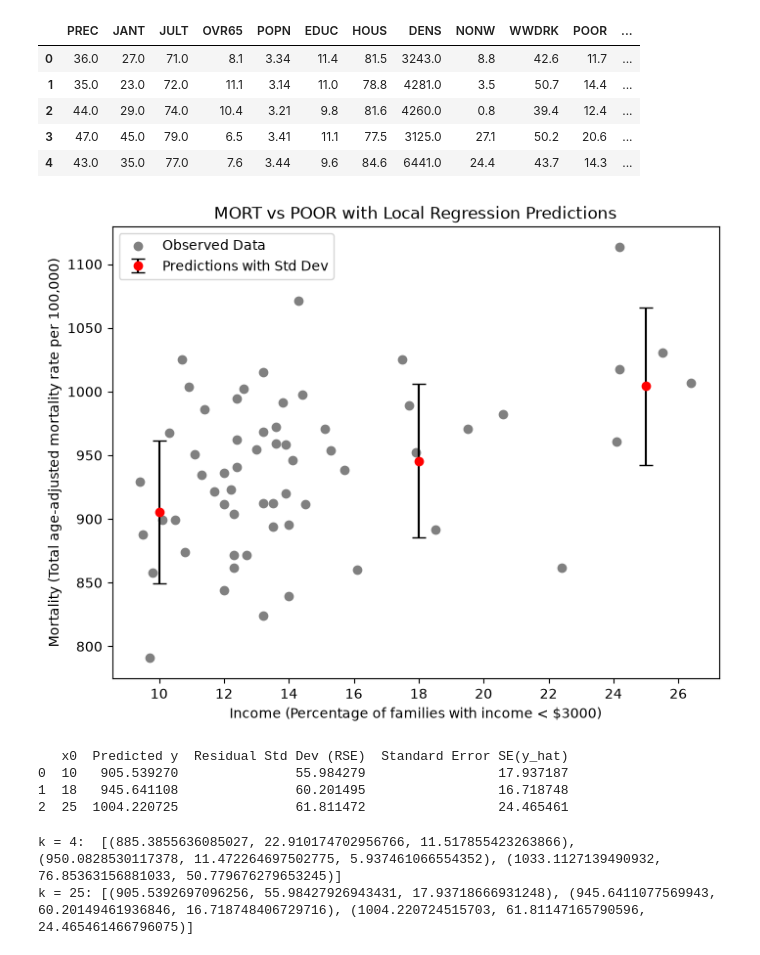
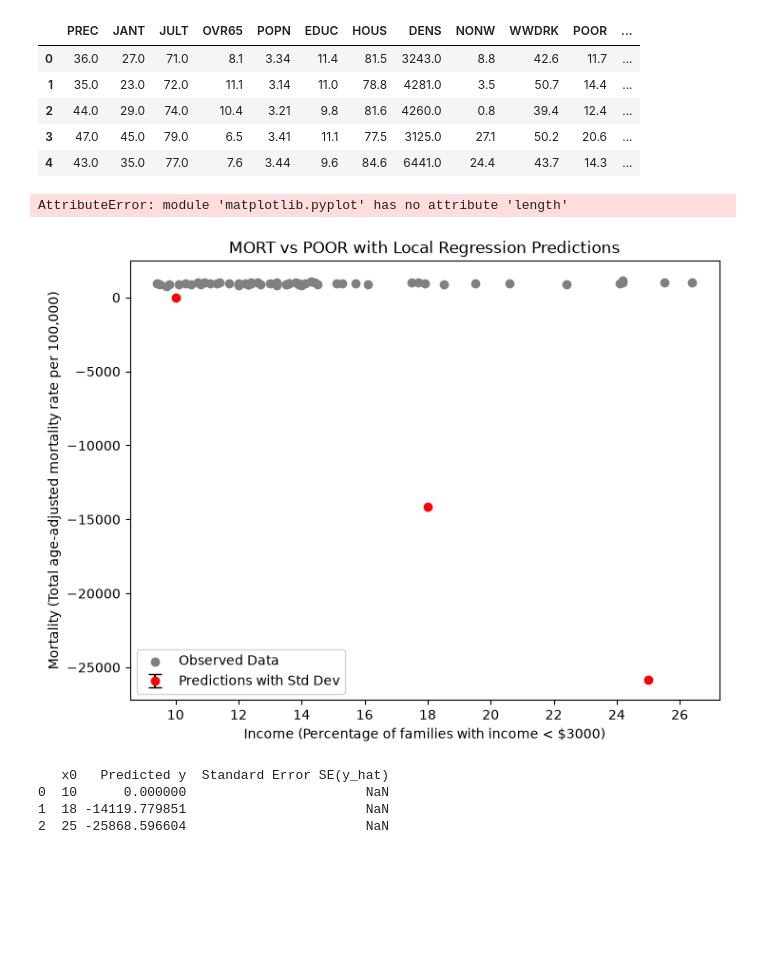
Before and after one commit to jenny-pom/BERN_02, a Jupyter notebook: Exercise_1/notebooks/exercise_1.ipynb, the cells around one changed output. Cells and saved outputs as stored; diff of their text form; code cells hidden in the pictures; blank space fills up the shorter version.

```diff
--- a/Exercise_1/notebooks/exercise_1.ipynb
+++ b/Exercise_1/notebooks/exercise_1.ipynb
@@ -27,6 +27,11 @@ pollution_df.head()
 | 2 | 44.0 | 29.0 | 74.0 | 10.4 | 3.21 | 9.8 | 81.6 | 4260.0 | 0.8 | 39.4 | 12.4 | ... |
 | 3 | 47.0 | 45.0 | 79.0 | 6.5 | 3.41 | 11.1 | 77.5 | 3125.0 | 27.1 | 50.2 | 20.6 | ... |
 | 4 | 43.0 | 35.0 | 77.0 | 7.6 | 3.44 | 9.6 | 84.6 | 6441.0 | 24.4 | 43.7 | 14.3 | ... |
+# %%
+# first plot the data without any adustments
+plt.length(8,5)
+# %% [output]
+AttributeError: module 'matplotlib.pyplot' has no attribute 'length'
 # %%
 def local_x(x, y, x0, k):
     """
@@ -105,74 +110,59 @@ def local_regression(x, y, x0, k):
     # predict expected value (y_0) at x0 using the fitted model
     y_0 = beta_0 + beta_1 * x0
 
-    # residuals and local sigma^2 (RSE^2)
-    residuals = y_closest - (beta_0 + beta_1 * x_closest)
-    df = k - 2
-    sigma_sq = np.sum(residuals ** 2) / df  # Estimated variance sigma^2
-    rse = np.sqrt(sigma_sq)                 # RSE = sqrt(sigma^2)
+    # === I will only compute the variance formula becuase I am not sure how to add the weighted term ===
+    # compute weighted standard deviation
+    sigma = y_closest - (beta_0 + beta_1 * x_closest)
+    # compute effective sample size
+    w_sum = np.sum(weights)
+    # compute the weighted variance
+    sigma_sq_w = np.sum(weights * (sigma ** 2)) / (w_sum - 2)
+    # compute the weighted residual sum error
+    rse_w = np.sqrt(sigma_sq_w)
+    # compute weigthed center
+    x_bar_w = np.sum(weights * x_closest) / w_sum
+    # compute the spread
+    ss_xw = np.sum(weights * ((x_closest - x_bar_w) ** 2))
+    # compute the variance ofr the expected value
+    var_expected_value_w = sigma_sq_w * ((1 / w_sum) + (((x0 - x_bar_w) ** 2) / ss_xw))
+    # compute SE(sqr(y_hat))
+    se_y_hat_w = np.sqrt(var_expected_value_w)
 
-    # variance of expected value V(mu_hat(x0)
-    n = k                                   # Local sample size n = k
-    x_bar = np.mean(x_closest)              # Unweighted x_bar
-    ss_x = np.sum((x_closest - x_bar) ** 2) # Sum of (x_i - x_bar)^2
-
-    var_expected_value = sigma_sq * ((1 / n) + (((x0 - x_bar) ** 2) / ss_x))
-
-    # standard error of expected value: SE = sqrt(V(mu_hat(x0)))
-    se_y_hat = np.sqrt(var_expected_value)
-
-    # variance of individual prediction V(y_hat(x0))
-    var_predicted_value = sigma_sq * ((1 / n) + (((x0 - x_bar) ** 2) / ss_x) + 1)
-    se_prediction_interval = np.sqrt(var_predicted_value)
-
-    return float(y_0), float(rse), float(se_y_hat)
+    return float(y_0), float(se_y_hat_w)
 # %%
 # Output the predicted value of y at x0 and the standard deviation of the residuals for each x0 in X0
 # Also plot the data with the predicted values and the standard deviation of the residuals as error bars
 
 # choosen x0 values to predict and set k value to 5
 X0 =[10,18,25]
 k_val = 25
 
 # call the local_regression function
 results = local_regression(pollution_df['POOR'], pollution_df['MORT'], X0, k_val)
 
 # get the predicted values, standard deviations and standard errors for predictions
 predictions = [result[0] for result in results]
-std_devs = [result[1] for result in results]
-SE_y_hats = [result[2] for result in results]
+se_y_hat = [result[1] for result in results]
 
 
 # Plot the data with the predicted values and the standard deviation of the residuals as error bars
 plt.figure(figsize=(8,6))
 plt.title("MORT vs POOR with Local Regression Predictions")
 plt.scatter(pollution_df['POOR'], pollution_df['MORT'], label='Observed Data', color='gray')
 # set the x axis to be only whole numbers
 plt.xticks(np.arange(0, 31, 2))
-plt.errorbar(X0, predictions, yerr=std_devs, fmt='o', color='red', ecolor='black', capsize=5, label='Predictions with Std Dev')
+plt.errorbar(X0, predictions, yerr=se_y_hat_w, fmt='o', color='red', ecolor='black', capsize=5, label='Predictions with Std Dev')
 plt.xlabel("Income (Percentage of families with income < $3000)")
 plt.ylabel("Mortality (Total age-adjusted mortality rate per 100,000)")
 plt.legend()
 plt.show()
 
 # Print the predicted values and standard deviations for each x0 in X0 as a table
-results_df = pd.DataFrame({'x0': X0, 'Predicted y': predictions, 'Residual Std Dev (RSE)': std_devs,'Standard Error SE(y_hat)': SE_y_hats})
+results_df = pd.DataFrame({'x0': X0, 'Predicted y': predictions, 'Standard Error SE(y_hat)': se_y_hat_w})
 print(results_df)
 # %% [output]
-[figure, old version]
+[figure, new version]
-   x0  Predicted y  Residual Std Dev (RSE)  Standard Error SE(y_hat)
-0  10   905.539270               55.984279                 17.937187
-1  18   945.641108               60.201495                 16.718748
-2  25  1004.220725               61.811472                 24.465461
+   x0   Predicted y  Standard Error SE(y_hat)
+0  10      0.000000                       NaN
+1  18 -14119.779851                       NaN
+2  25 -25868.596604                       NaN
-# %%
-# Look at the effect of changing k on the predicted values and standard deviations for each x0 in X0
-# How to choose k?
-# The choice of k is a trade-off between bias and variance.
-# A smaller k will result in a model that is more flexible and can capture more local patterns in the data, but it may also be more sensitive to noise and outliers.
-# A larger k will result in a smoother model that is less sensitive to noise, but it may also miss some local patterns in the data.
-# In practice, k is often chosen using cross-validation or other model selection techniques.
-print("k = 4: ", local_regression(pollution_df['POOR'], pollution_df['MORT'], [10, 18, 25], k=4))
-print("k = 25:", local_regression(pollution_df['POOR'], pollution_df['MORT'], [10, 18, 25], k=25))
-# %% [output]
-k = 4:  [(885.3855636085027, 22.910174702956766, 11.517855423263866), (950.0828530117378, 11.472264697502775, 5.937461066554352), (1033.1127139490932, 76.85363156881033, 50.779676279653245)]
-k = 25: [(905.5392697096256, 55.98427926943431, 17.93718666931248), (945.6411077569943, 60.20149461936846, 16.718748406729716), (1004.220724515703, 61.81147165790596, 24.465461466796075)]
```
Also changed, not shown: parts of 1 cell of this notebook, 1 other file.
